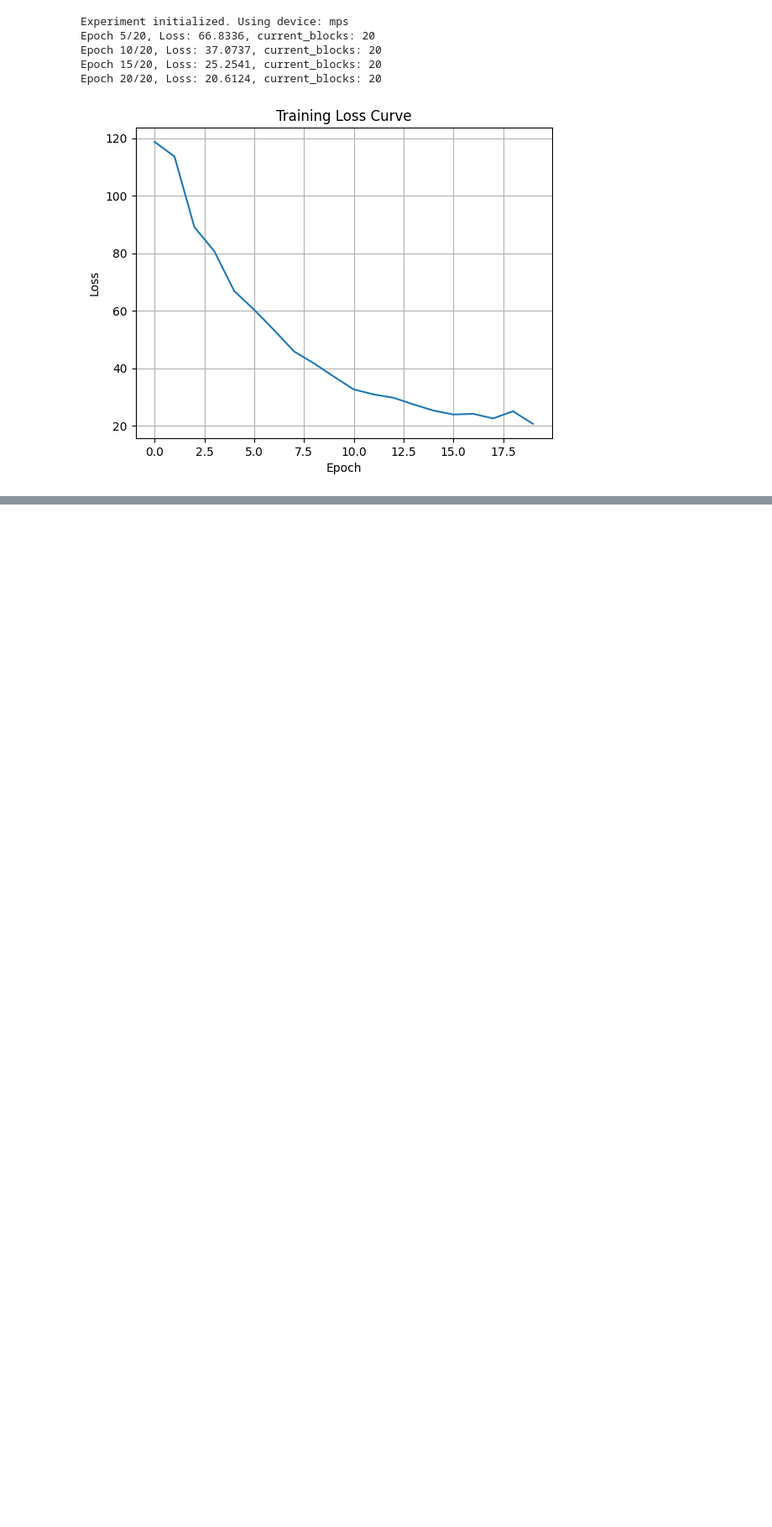
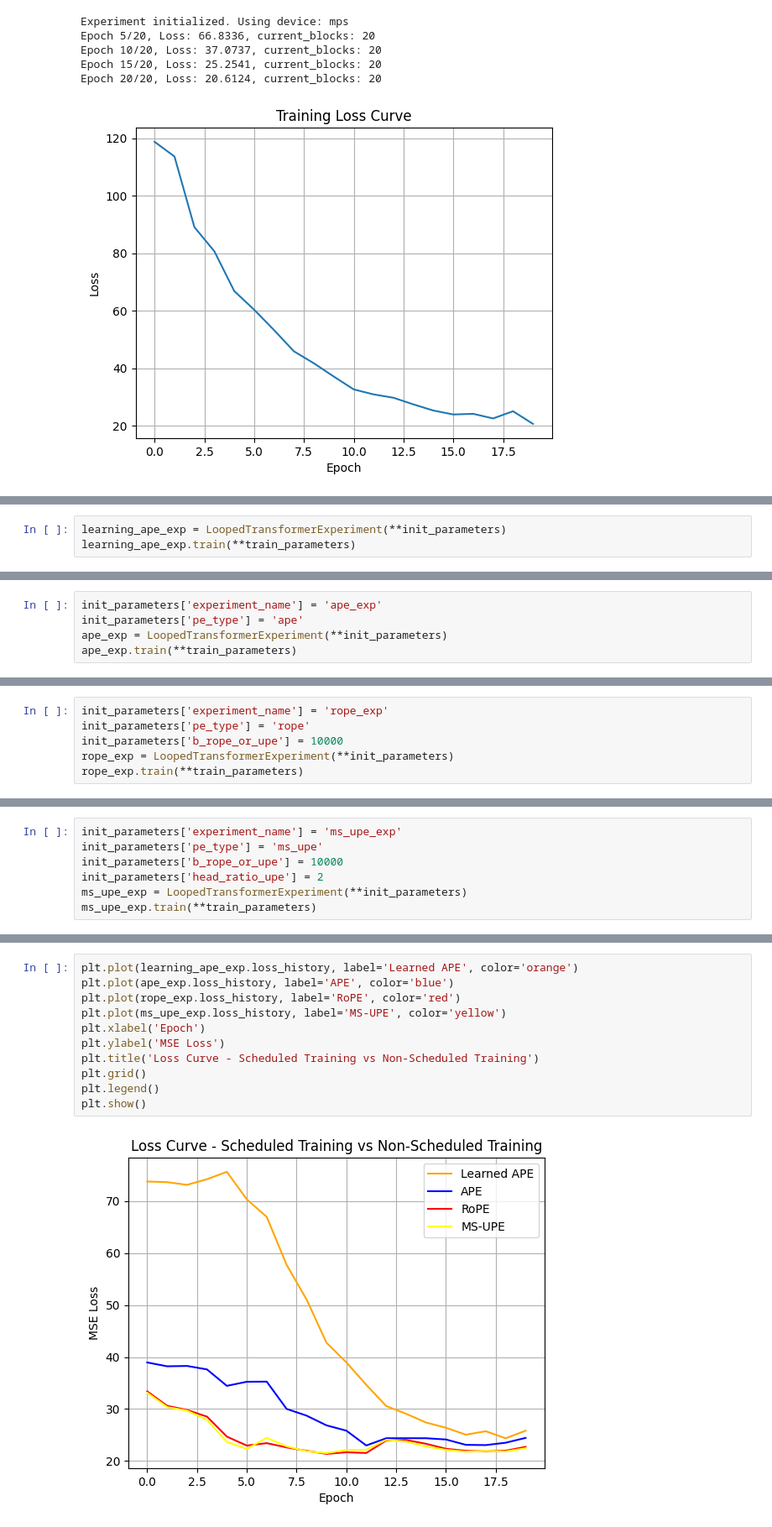
Before and after one commit to Bruce-lhq/looped-transformer-ablation-lab, a Jupyter notebook: Looped_Transformer.ipynb, the cells around one changed output, grey strips where cells are left out. Shown at 84% size. Drawn from its saved outputs; the diff is of its cells as text; blank space fills up the shorter version.

```diff
--- a/Looped_Transformer.ipynb
+++ b/Looped_Transformer.ipynb
@@ -509,0 +584,3 @@ Training completed in 7.21 seconds.
+# %%
+learning_ape_exp = LoopedTransformerExperiment(**init_parameters)
+learning_ape_exp.train(**train_parameters)
@@ -509,0 +594,5 @@ Training completed in 7.21 seconds.
+# %%
+init_parameters['experiment_name'] = 'ape_exp'
+init_parameters['pe_type'] = 'ape'
+ape_exp = LoopedTransformerExperiment(**init_parameters)
+ape_exp.train(**train_parameters)
@@ -509,0 +606,6 @@ Training completed in 7.21 seconds.
+# %%
+init_parameters['experiment_name'] = 'rope_exp'
+init_parameters['pe_type'] = 'rope'
+init_parameters['b_rope_or_upe'] = 10000
+rope_exp = LoopedTransformerExperiment(**init_parameters)
+rope_exp.train(**train_parameters)
@@ -509,0 +619,7 @@ Training completed in 7.21 seconds.
+# %%
+init_parameters['experiment_name'] = 'ms_upe_exp'
+init_parameters['pe_type'] = 'ms_upe'
+init_parameters['b_rope_or_upe'] = 10000
+init_parameters['head_ratio_upe'] = 2
+ms_upe_exp = LoopedTransformerExperiment(**init_parameters)
+ms_upe_exp.train(**train_parameters)
@@ -509,0 +633,13 @@ Training completed in 7.21 seconds.
+# %%
+plt.plot(learning_ape_exp.loss_history, label='Learned APE', color='orange')
+plt.plot(ape_exp.loss_history, label='APE', color='blue')
+plt.plot(rope_exp.loss_history, label='RoPE', color='red')
+plt.plot(ms_upe_exp.loss_history, label='MS-UPE', color='yellow')
+plt.xlabel('Epoch')
+plt.ylabel('MSE Loss')
+plt.title('Loss Curve - Scheduled Training vs Non-Scheduled Training')
+plt.grid()
+plt.legend()
+plt.show()
+# %% [output]
+[figure, added]
```
Also changed, not shown: parts of 18 cells of this notebook, 3 other files.
